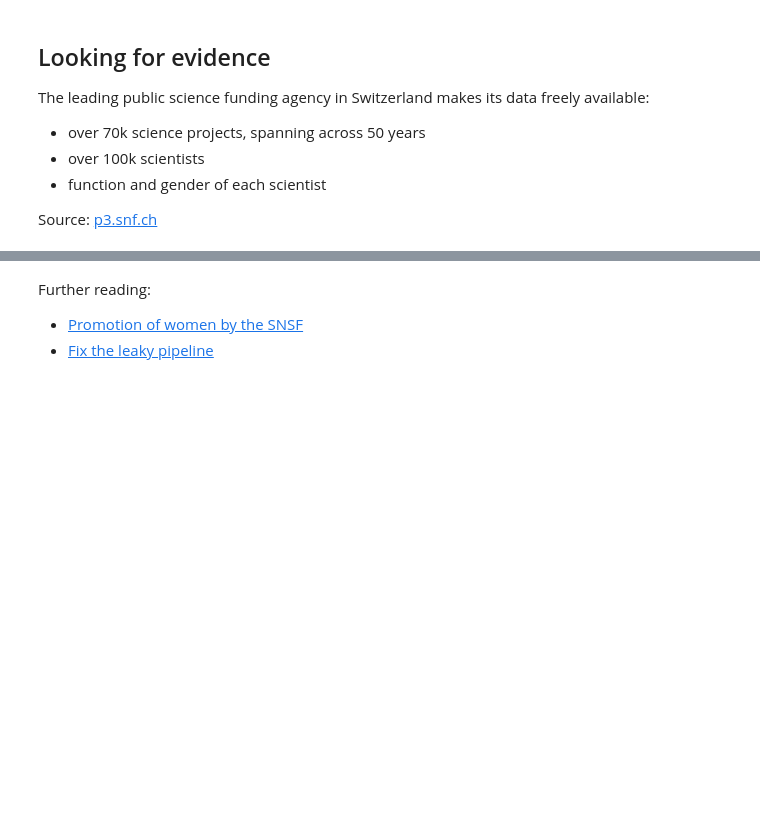
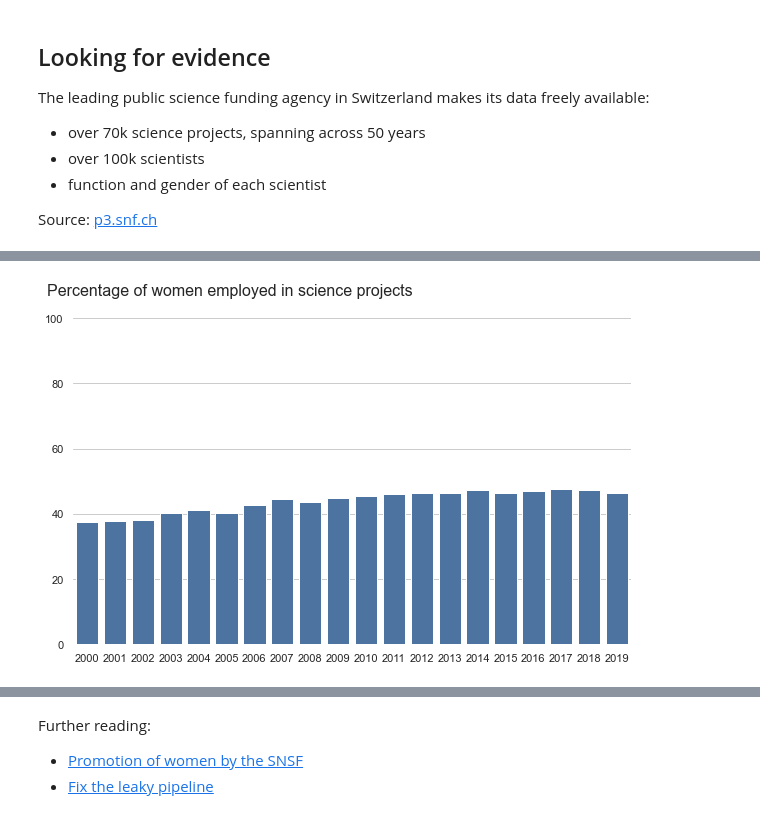
Before and after one commit to zambujo/p3data, a Jupyter notebook: slide_deck.ipynb, the cells around one changed output, grey strips where cells are left out. Drawn from its saved outputs; the diff is of its cells as text; code cells hidden in the pictures; blank space fills up the shorter version.

```diff
--- a/slide_deck.ipynb
+++ b/slide_deck.ipynb
@@ -66,14 +85,15 @@ counts.query('role=="employee"')
 # %%
 sns.set_style("whitegrid")
 plt.box(on=None)
 g=sns.barplot(x='year', y='percent_women', color='#3f72af', data=counts.query('role == "employee"').reset_index())
 g.set_xlabel('')
 g.set_ylabel('')
 g.set(ylim=(0, 100))
-g.axhline(50, linestyle='--', alpha=.7)
 g.set_title('Percentage of women employed in science projects', fontsize = 16, x=.28, y=1.05)
 fig = g.get_figure()
 fig.savefig("docs/img/plot1.svg")
+# %% [output]
+[figure, added]
 # %% [markdown]
 ## Share of women employed in science projects
 
```
Also changed, not shown: parts of 9 cells of this notebook, 4 other files.
